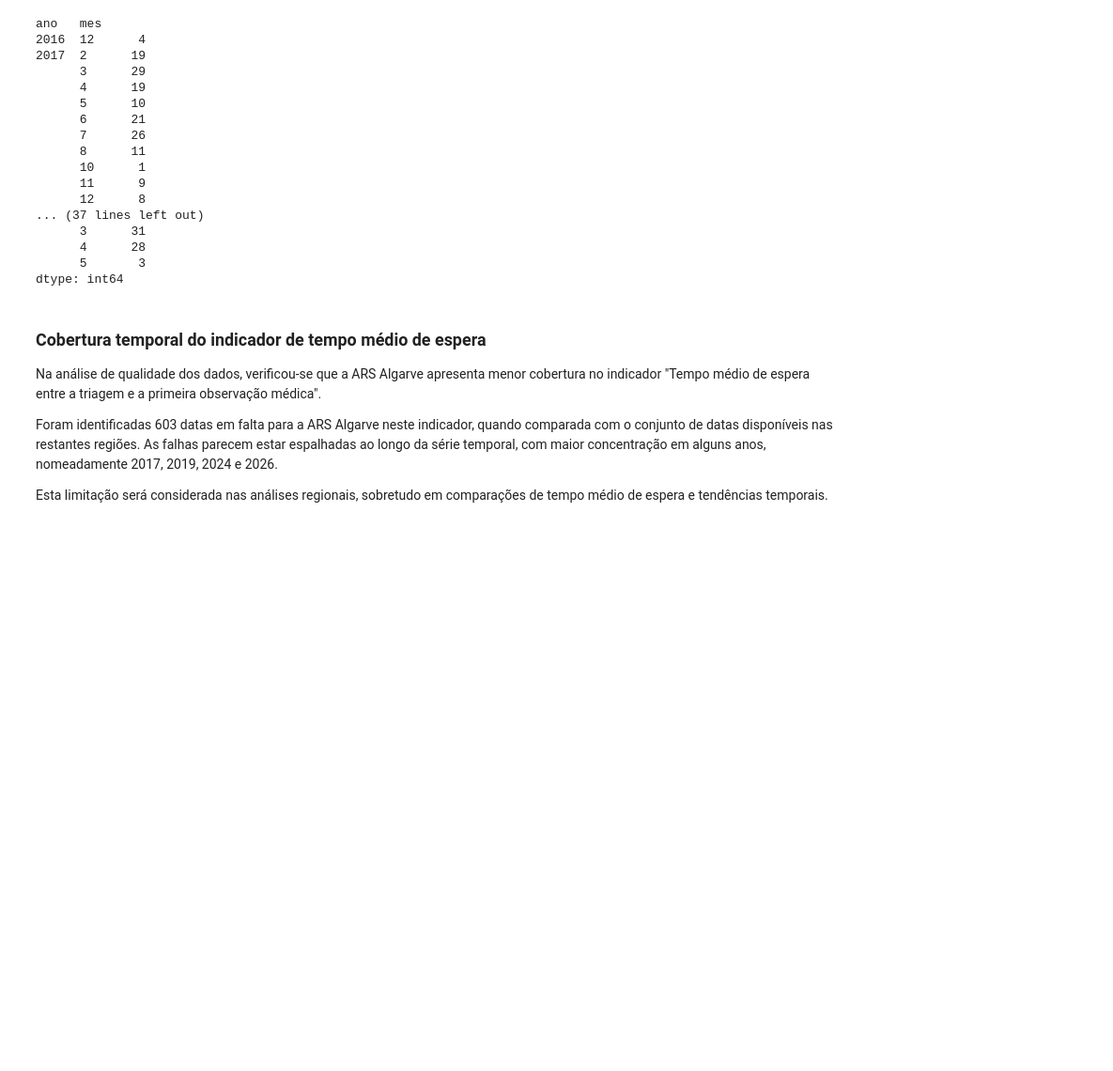
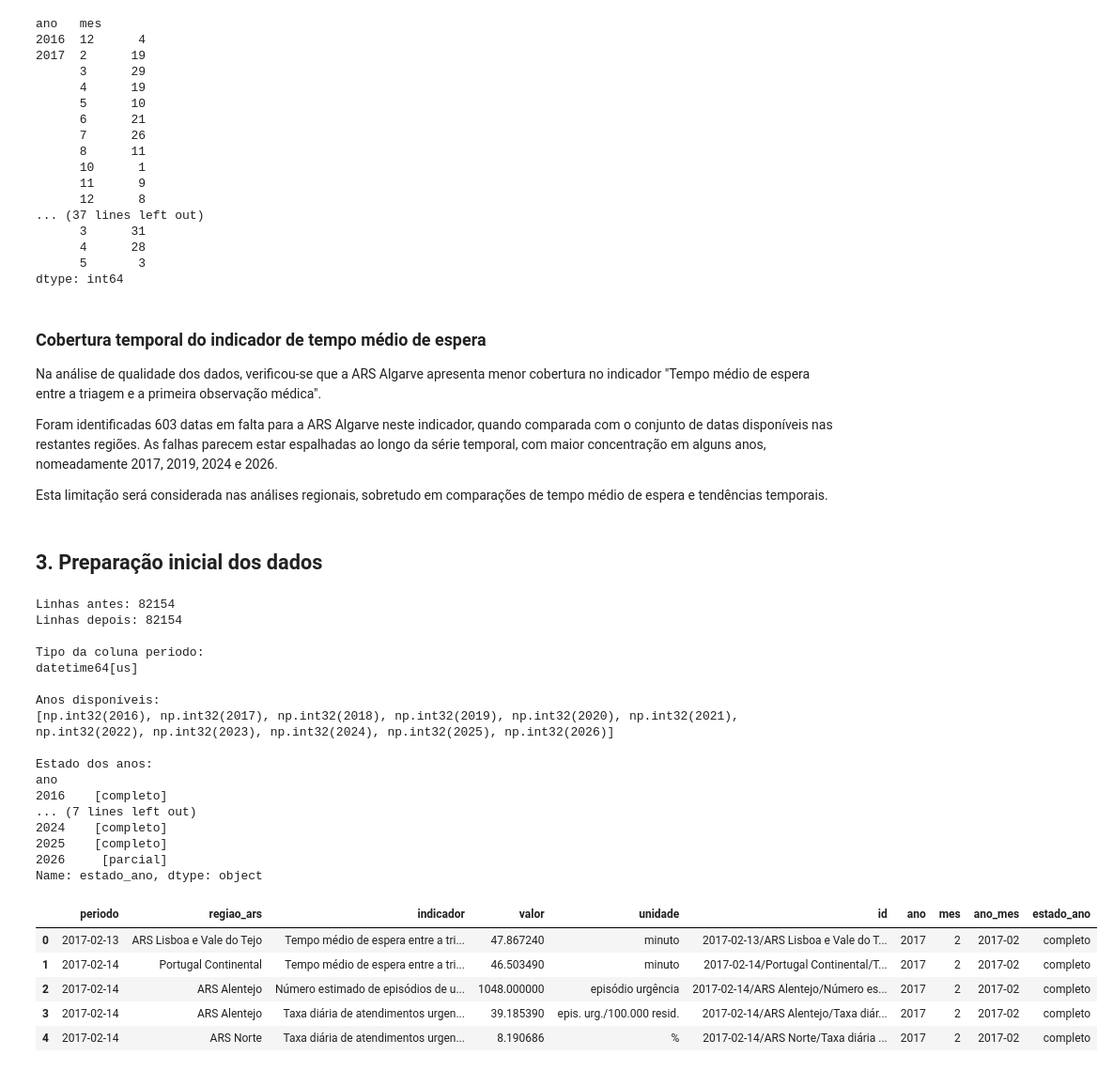
Before and after one commit to ivomargarido/ed-crowding-sns-portugal, a Jupyter notebook: notebooks/01_eda_monitorizacao_urgencias_sns.ipynb, the cells around one changed output. Shown at 94% size. Cells and saved outputs as stored; diff of their text form; code cells hidden in the pictures; blank space fills up the shorter version.

```diff
--- a/notebooks/01_eda_monitorizacao_urgencias_sns.ipynb
+++ b/notebooks/01_eda_monitorizacao_urgencias_sns.ipynb
@@ -279,3 +279,58 @@ Na análise de qualidade dos dados, verificou-se que a ARS Algarve apresenta men
 Foram identificadas 603 datas em falta para a ARS Algarve neste indicador, quando comparada com o conjunto de datas disponíveis nas restantes regiões. As falhas parecem estar espalhadas ao longo da série temporal, com maior concentração em alguns anos, nomeadamente 2017, 2019, 2024 e 2026.
 
 Esta limitação será considerada nas análises regionais, sobretudo em comparações de tempo médio de espera e tendências temporais.
+# %% [markdown]
+## 3. Preparação inicial dos dados
+# %%
+df_eda = df_main.copy()
+
+# Passar a coluna "Período" para formato datetime
+df_eda["Período"] = pd.to_datetime(df_eda["Período"])
+
+# Renomar colunas para facilitar o acesso
+df_eda.rename(columns={
+    "Período": "periodo",
+    "Região/ARS": "regiao_ars",
+    "Indicador": "indicador",
+    "Valor": "valor",
+    "Unidade": "unidade",
+    "ID": "id"
+}, inplace=True)
+
+# Criar variáveis temporais
+df_eda["ano"] = df_eda["periodo"].dt.year
+df_eda["mes"] = df_eda["periodo"].dt.month
+df_eda["ano_mes"] = df_eda["periodo"].dt.to_period("M")
+
+# Identificar anos completos e ano parcial
+df_eda["estado_ano"] = df_eda["ano"].apply(
+    lambda x: "parcial" if x == 2026 else "completo"
+)
+
+
+
+df_eda.head()
+# %% [output]
+Linhas antes: 82154
+Linhas depois: 82154
+
+Tipo da coluna periodo:
+datetime64[us]
+
+Anos disponíveis:
+[np.int32(2016), np.int32(2017), np.int32(2018), np.int32(2019), np.int32(2020), np.int32(2021), np.int32(2022), np.int32(2023), np.int32(2024), np.int32(2025), np.int32(2026)]
+
+Estado dos anos:
+ano
+2016    [completo]
+... (7 lines left out)
+2024    [completo]
+2025    [completo]
+2026     [parcial]
+Name: estado_ano, dtype: object
+|  | periodo | regiao_ars | indicador | valor | unidade | id | ano | mes | ano_mes | estado_ano |
+| 0 | 2017-02-13 | ARS Lisboa e Vale do Tejo | Tempo médio de espera entre a tri... | 47.867240 | minuto | 2017-02-13/ARS Lisboa e Vale do T... | 2017 | 2 | 2017-02 | completo |
+| 1 | 2017-02-14 | Portugal Continental | Tempo médio de espera entre a tri... | 46.503490 | minuto | 2017-02-14/Portugal Continental/T... | 2017 | 2 | 2017-02 | completo |
+| 2 | 2017-02-14 | ARS Alentejo | Número estimado de episódios de u... | 1048.000000 | episódio urgência | 2017-02-14/ARS Alentejo/Número es... | 2017 | 2 | 2017-02 | completo |
+| 3 | 2017-02-14 | ARS Alentejo | Taxa diária de atendimentos urgen... | 39.185390 | epis. urg./100.000 resid. | 2017-02-14/ARS Alentejo/Taxa diár... | 2017 | 2 | 2017-02 | completo |
+| 4 | 2017-02-14 | ARS Norte | Taxa diária de atendimentos urgen... | 8.190686 | % | 2017-02-14/ARS Norte/Taxa diária ... | 2017 | 2 | 2017-02 | completo |
```
Also changed, not shown: parts of 3 cells of this notebook.
